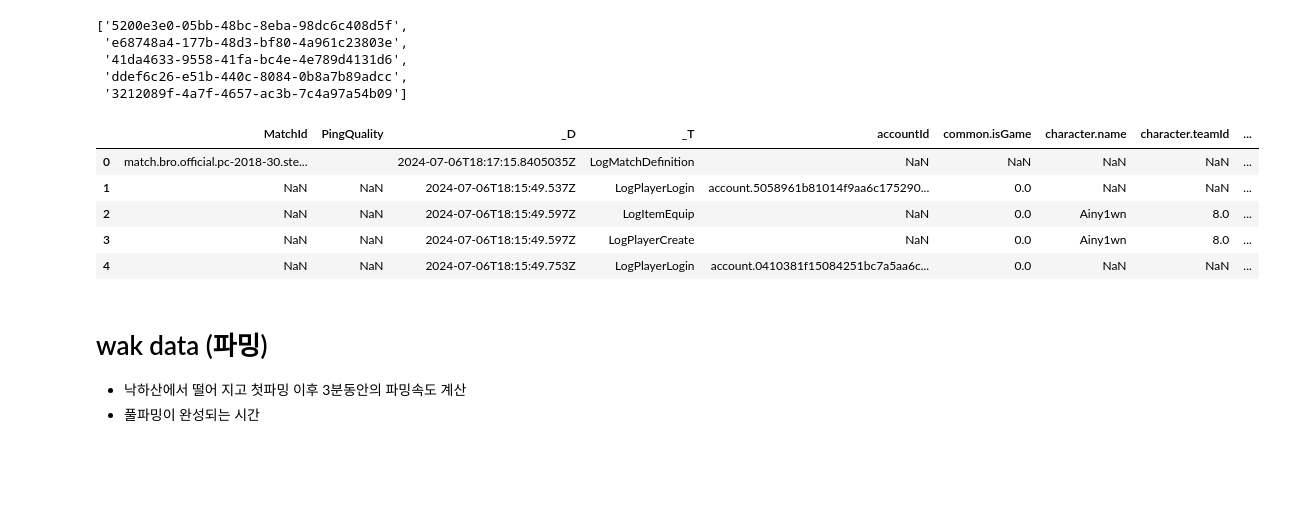
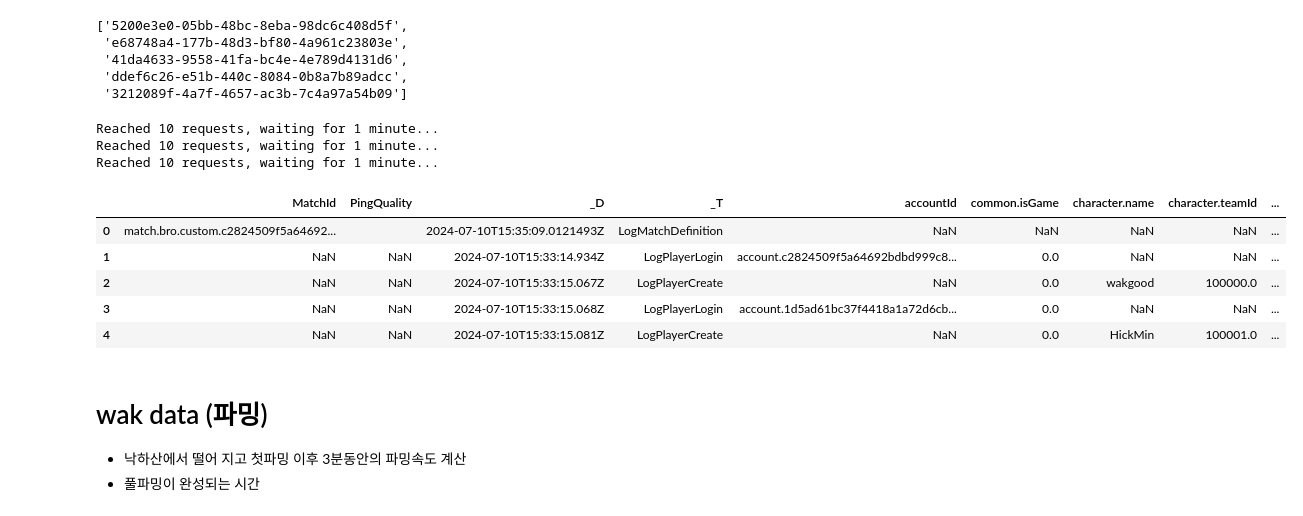
Before and after one commit to KGochae/PUBG, a Jupyter notebook: wak_battleground.ipynb, the cells around one changed output. Drawn from its saved outputs; the diff is of its cells as text; code cells hidden in the pictures; blank space fills up the shorter version.

```diff
--- a/wak_battleground.ipynb
+++ b/wak_battleground.ipynb
@@ -409,6 +420,6 @@ player_name = 'VINGMINGVINGMING'
 player_id, matchids = get_player_id(player_name)
 matchids = [match['id'] for match in matchids]
 # %%
-matchids = matchids[:10]
+matchids = matchids[:38]
 # %%
-match_data_vingming = get_match_details(matchids)
+match_datas = get_match_details(matchids)
@@ -454,6 +467,3 @@ weapon_summaries_df[weapon_summaries_df['XPTotal'] > 0][cols].sort_values(by=['X
 # %%
 rank = get_rank(player_id)
 rank
-# %%
-# match 경기
-match_datas = get_match_details(plus_list)
@@ -463,7 +475,7 @@ match_datas
 log_details = []
 all_match_static = []
 for i in range(len(matchids)):
-    match_data = match_data_vingming[i]
+    match_data = match_datas[i]
 
     if match_data is None:
         continue  # match_datas[i]가 None인 경우 건너뜁니다.
@@ -516,39 +530,42 @@ See the caveats in the documentation: https://pandas.pydata.org/pandas-docs/stab
 # %%
 def get_details(log_details):
   all_logs = []
   for i, detail in enumerate(log_details):
       url = detail['url']
       response = requests.get(url, headers=headers)
       if response.status_code == 200:
           logs = response.json()
           df = pd.json_normalize(logs)
           df['GameMode'] = detail['game_mode']
           df['MapName'] = detail['map_name']
           df['matchId'] = detail['matchId']
           all_logs.append(df)
       else:
           print(f"Failed to fetch data from {url}: {response.status_code}")
 
       # 10개마다 1분 대기
-      if (i + 1) % 11 == 0:
+      if (i + 1) % 10 == 0:
           print("Reached 10 requests, waiting for 1 minute...")
           time.sleep(60)
 
   # 모든 로그 DataFrame을 결합합니다.
   all_logs_df = pd.concat(all_logs, ignore_index=True)
 
   return all_logs_df
 
-viming_df = get_details(log_details)
+wak_recent_df = get_details(log_details)
 
-viming_df.head()
+wak_recent_df.head()
 # %% [output]
+Reached 10 requests, waiting for 1 minute...
+Reached 10 requests, waiting for 1 minute...
+Reached 10 requests, waiting for 1 minute...
 |  | MatchId | PingQuality | _D | _T | accountId | common.isGame | character.name | character.teamId | ... |
-| 0 | match.bro.official.pc-2018-30.ste... |  | 2024-07-06T18:17:15.8405035Z | LogMatchDefinition | NaN | NaN | NaN | NaN | ... |
-| 1 | NaN | NaN | 2024-07-06T18:15:49.537Z | LogPlayerLogin | account.5058961b81014f9aa6c175290... | 0.0 | NaN | NaN | ... |
-| 2 | NaN | NaN | 2024-07-06T18:15:49.597Z | LogItemEquip | NaN | 0.0 | Ainy1wn | 8.0 | ... |
-| 3 | NaN | NaN | 2024-07-06T18:15:49.597Z | LogPlayerCreate | NaN | 0.0 | Ainy1wn | 8.0 | ... |
-| 4 | NaN | NaN | 2024-07-06T18:15:49.753Z | LogPlayerLogin | account.0410381f15084251bc7a5aa6c... | 0.0 | NaN | NaN | ... |
+| 0 | match.bro.custom.c2824509f5a64692... |  | 2024-07-10T15:35:09.0121493Z | LogMatchDefinition | NaN | NaN | NaN | NaN | ... |
+| 1 | NaN | NaN | 2024-07-10T15:33:14.934Z | LogPlayerLogin | account.c2824509f5a64692bdbd999c8... | 0.0 | NaN | NaN | ... |
+| 2 | NaN | NaN | 2024-07-10T15:33:15.067Z | LogPlayerCreate | NaN | 0.0 | wakgood | 100000.0 | ... |
+| 3 | NaN | NaN | 2024-07-10T15:33:15.068Z | LogPlayerLogin | account.1d5ad61bc37f4418a1a72d6cb... | 0.0 | NaN | NaN | ... |
+| 4 | NaN | NaN | 2024-07-10T15:33:15.081Z | LogPlayerCreate | NaN | 0.0 | HickMin | 100001.0 | ... |
 # %%
 # player_df.head(200)
 # match_datas 저장
```
Also changed, not shown: parts of 51 cells of this notebook.
